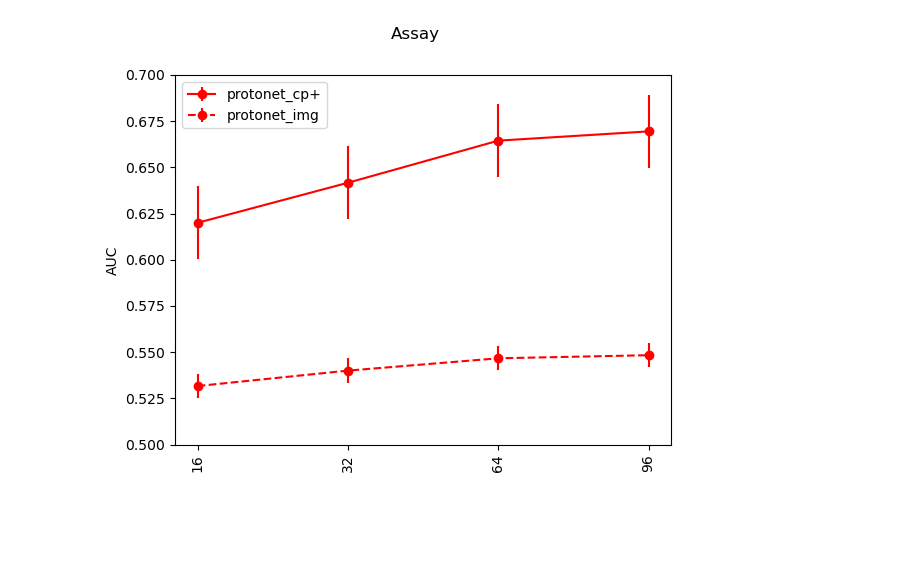
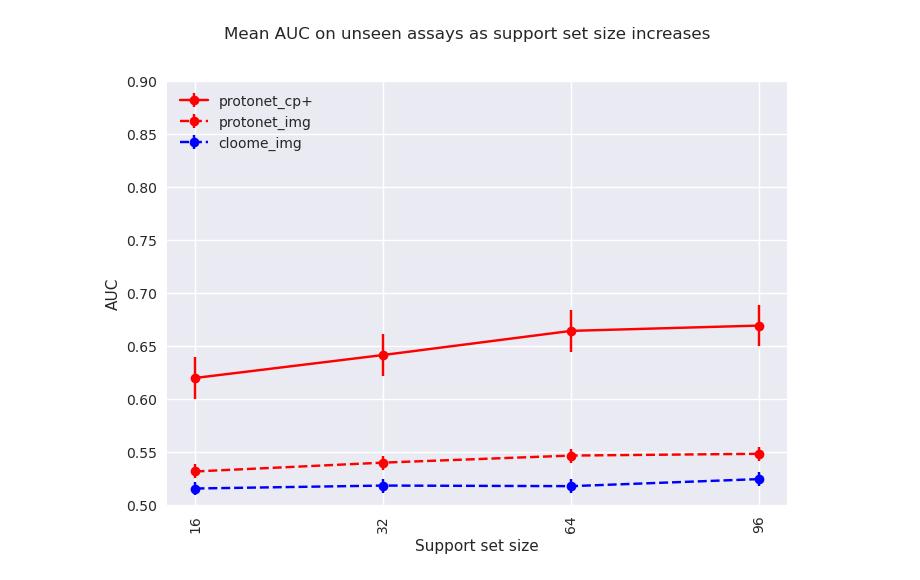
Before and after one commit to son-ha-264/FSL_CP, a Jupyter notebook: result/notebook/model_comparision.ipynb, the cells around one changed output. Drawn from its saved outputs; the diff is of its cells as text; code cells hidden in the pictures; blank space fills up the shorter version.

```diff
--- a/result/notebook/model_comparision.ipynb
+++ b/result/notebook/model_comparision.ipynb
@@ -19,15 +38,21 @@ proto_cp_after_96 = np.array([float(df_proto_cp_result['96_auc_after_train'][i].
 # %%
-# Improvements for each assay 1
-avg_cp = np.mean([proto_cp_after_16, proto_cp_after_32, proto_cp_after_64, proto_cp_after_96], axis=0)
-avg_img = np.mean([proto_img_after_16, proto_img_after_32, proto_img_after_64, proto_img_after_96], axis=0)
+# Improvements for each assay
+#avg_proto_cp = np.mean([proto_cp_after_16, proto_cp_after_32, proto_cp_after_64, proto_cp_after_96], axis=0)
+avg_proto_cp_plus = np.mean([proto_cp_plus_after_16, proto_cp_plus_after_32, proto_cp_plus_after_64, proto_cp_plus_after_96], axis=0)
+avg_proto_img = np.mean([proto_img_after_16, proto_img_after_32, proto_img_after_64, proto_img_after_96], axis=0)
+avg_cloome_img = np.mean([cloome_img_16, cloome_img_32, cloome_img_64, cloome_img_96], axis=0)
+avg_multitask_img = np.mean([multitask_cp_plus_16, multitask_cp_plus_32, multitask_cp_plus_64, multitask_cp_plus_96], axis=0)
 labels = list(df_proto_cp_result['assay_chembl_id'])
 
 x = np.arange(len(labels))  # the label locations
-width = 0.35  # the width of the bars
+width = 0.15  # the width of the bars
 
 fig, ax = plt.subplots()
-rects1 = ax.bar(x - width/2, avg_cp, width, label='cp+')
-rects2 = ax.bar(x + width/2, avg_img, width, label='img')
+fig.set_size_inches(15, 6)
+rects1 = ax.bar(x - width, avg_proto_cp_plus, width, label='protonet_cp+')
+#rects4 = ax.bar(x, avg_multitask_img, width, label='multitask_cp+')
+rects2 = ax.bar(x + width, avg_proto_img, width, label='protonet_img')
+rects3 = ax.bar(x + 2*width, avg_cloome_img, width, label='cloome_img')
 
 # Add some text for labels, title and custom x-axis tick labels, etc.
 ax.set_ylabel('AUC')
@@ -42,7 +67,7 @@ fig.tight_layout()
 
 plt.tick_params(axis='x', labelrotation=90)
 
-plt.ylim([0.5, 0.85])
+plt.ylim([0.5, 0.9])
 
 plt.show()
 # %% [output]
@@ -50,31 +82,35 @@ plt.show()
 # %%
-avg_protonet_cp_plus = [np.mean(proto_cp_after_16), np.mean(proto_cp_after_32), np.mean(proto_cp_after_64), np.mean(proto_cp_after_96)]
-avg_protonet_img_plus = [np.mean(proto_img_after_16), np.mean(proto_img_after_32), np.mean(proto_img_after_64), np.mean(proto_img_after_96)]
-#avg_protonet_cp_plus = [proto_cp_after_16, proto_cp_after_32, proto_cp_after_64,proto_cp_after_96]
+avg_protonet_cp_plus = [np.mean(proto_cp_plus_after_16), np.mean(proto_cp_plus_after_32), np.mean(proto_cp_plus_after_64), np.mean(proto_cp_plus_after_96)]
+avg_protonet_cp = [np.mean(proto_cp_after_16), np.mean(proto_cp_after_32), np.mean(proto_cp_after_64), np.mean(proto_cp_after_96)]
+avg_protonet_img = [np.mean(proto_img_after_16), np.mean(proto_img_after_32), np.mean(proto_img_after_64), np.mean(proto_img_after_96)]
+avg_cloome_img = [np.mean(cloome_img_16), np.mean(cloome_img_32), np.mean(cloome_img_64), np.mean(cloome_img_96)]
+avg_multitask_cp_plus = [np.mean(multitask_cp_plus_16), np.mean(multitask_cp_plus_32), np.mean(multitask_cp_plus_64), np.mean(multitask_cp_plus_96)]
 
 labels = ['16', '32', '64', '96']
 
+with plt.style.context(['seaborn-v0_8-deep', 'seaborn']):
+    plt.errorbar(labels, avg_protonet_cp_plus, yerr=np.std(avg_protonet_cp_plus), color='red', label='protonet_cp+', marker='o')
+    #plt.errorbar(labels, avg_multitask_cp_plus, yerr=np.std(avg_multitask_cp_plus), color='green', label='multitask_cp+', marker='o')
+    #plt.errorbar(labels, avg_protonet_cp, yerr=np.std(avg_protonet_cp_plus), color='red', label='protonet_cp', marker='o')
+    plt.errorbar(labels, avg_protonet_img, yerr=np.std(avg_protonet_img), color='red', linestyle='dashed', label='protonet_img', marker='o')
+    plt.errorbar(labels, avg_cloome_img, yerr=np.std(avg_protonet_img), color='blue', linestyle='dashed', label='cloome_img', marker='o')
 
-#plt.plot(labels, avg_protonet_cp_plus, color='red', marker='o', label="cp+")
-#plt.plot(labels, avg_protonet_img_plus, color='blue', marker='o', label='image', linestyle='dashed')
-plt.errorbar(labels, avg_protonet_cp_plus, yerr=np.std(avg_protonet_cp_plus), color='red', label='protonet_cp+', marker='o')
-plt.errorbar(labels, avg_protonet_img_plus, yerr=np.std(avg_protonet_img_plus), color='red', linestyle='dashed', label='protonet_img', marker='o')
+    # Add some text for labels, title and custom x-axis tick labels, etc.
+    plt.ylabel('AUC')
+    plt.xlabel('Support set size')
+    plt.suptitle('Mean AUC on unseen assays as support set size increases')
+    #plt.xticks([])
+    plt.legend(loc='upper left')
 
-# Add some text for labels, title and custom x-axis tick labels, etc.
-plt.ylabel('AUC')
-plt.suptitle('Assay')
-#plt.xticks([])
-plt.legend(loc='upper left')
+    #ax.bar_label(rects1, padding=3)
+    #ax.bar_label(rects2, padding=3)
 
-#ax.bar_label(rects1, padding=3)
-#ax.bar_label(rects2, padding=3)
+    fig.tight_layout()
 
-fig.tight_layout()
+    plt.tick_params(axis='x', labelrotation=90)
 
-plt.tick_params(axis='x', labelrotation=90)
-
-plt.ylim([0.5, 0.70])
-
-plt.show()
+    plt.ylim([0.5, 0.90])
+    plt.savefig("../plots/Model_comparison_lineplot.png")
+    plt.show()
 # %% [output]
-[figure, old version]
+[figure, new version]
```
Also changed, not shown: parts of 6 cells of this notebook, 11 other files.
